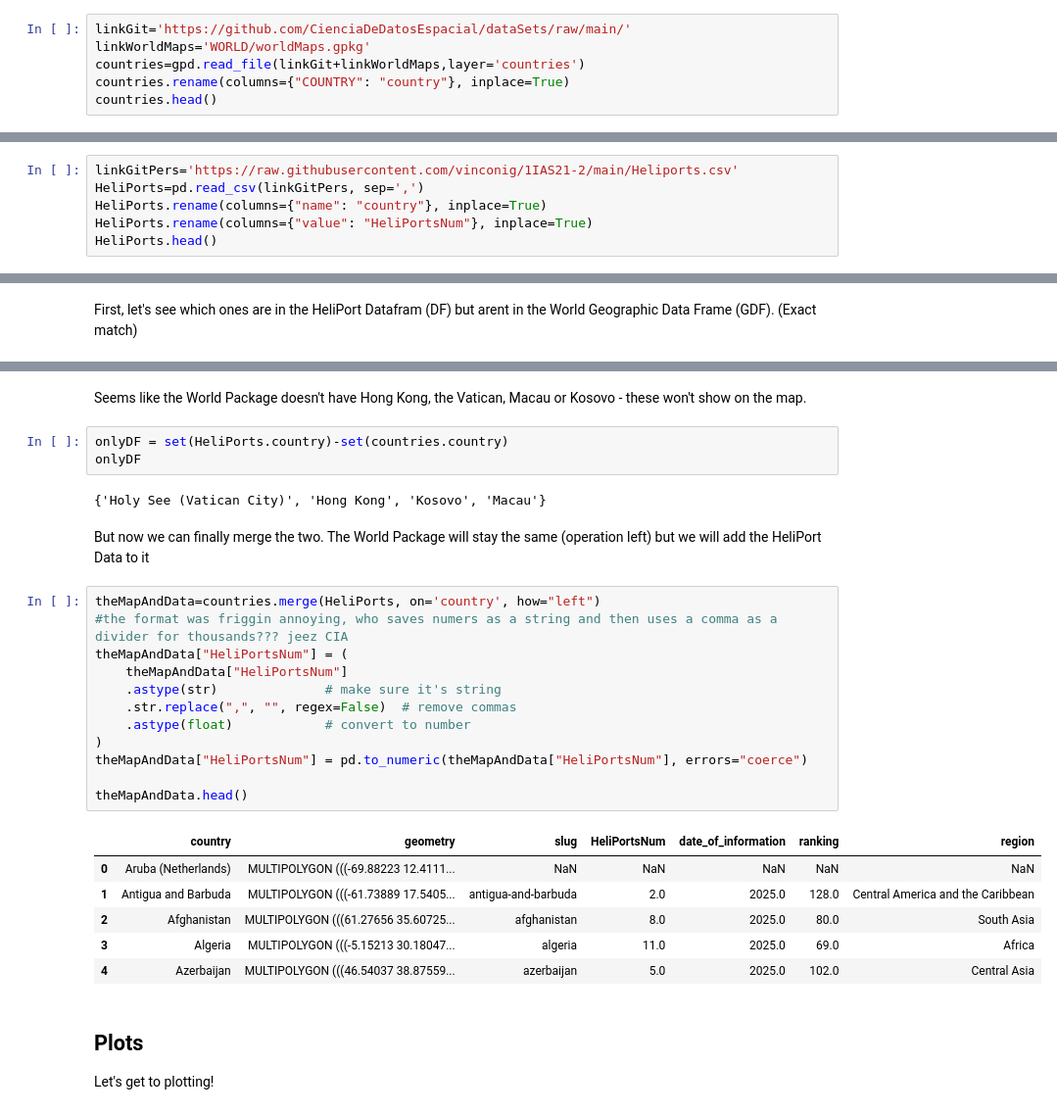
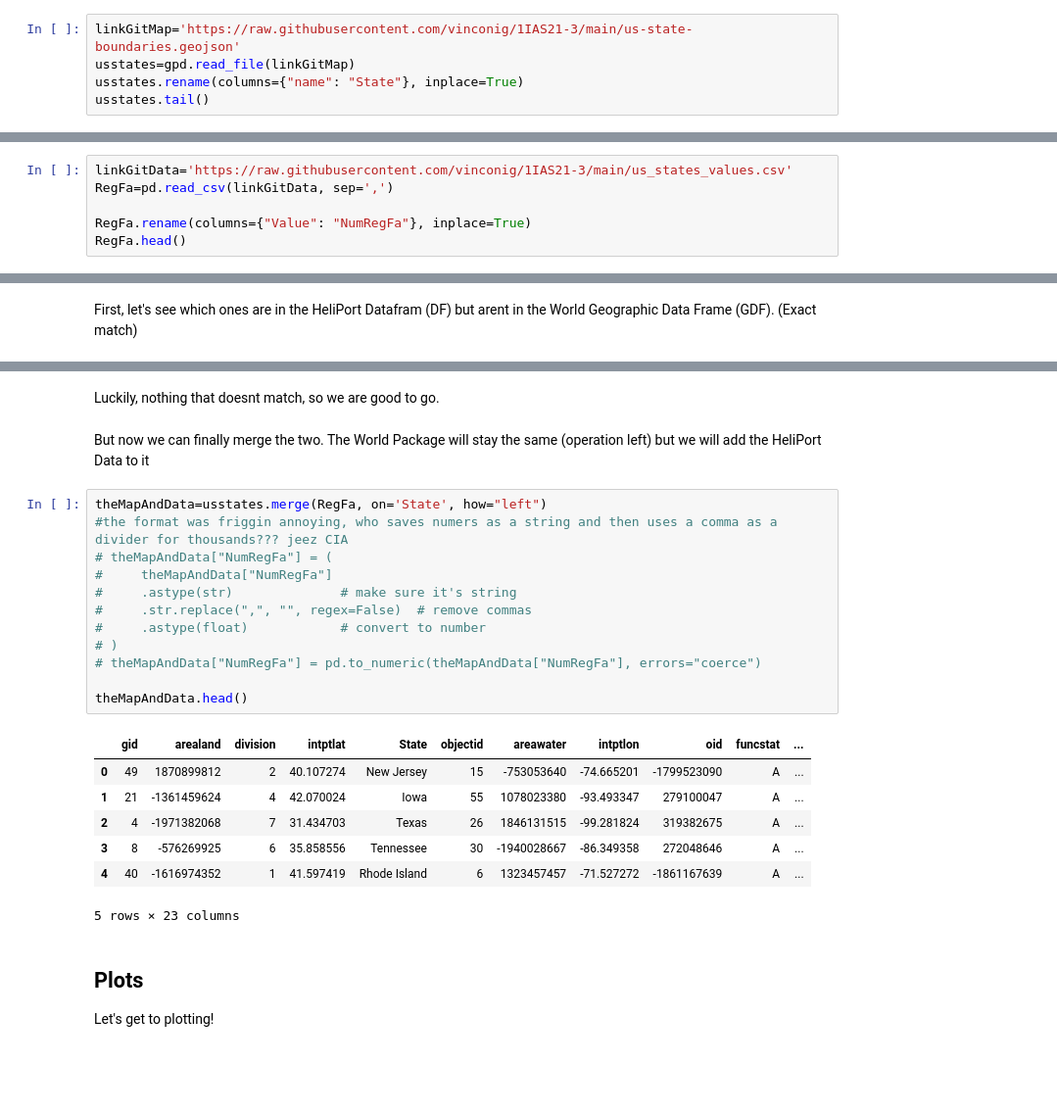
Before and after one commit to vinconig/1IAS21-3, a Jupyter notebook: homework.ipynb, the cells around one changed output, grey strips where cells are left out. Shown at 98% size. Saved outputs shown, nothing was run; the diff lists cells and outputs as text; blank space fills up the shorter version.

```diff
--- a/homework.ipynb
+++ b/homework.ipynb
@@ -18,7 +18,6 @@ Now we import the data that we will be using. World gpkg from the course, availa
 # %%
-linkGit='https://github.com/CienciaDeDatosEspacial/dataSets/raw/main/'
-linkWorldMaps='WORLD/worldMaps.gpkg'
-countries=gpd.read_file(linkGit+linkWorldMaps,layer='countries')
-countries.rename(columns={"COUNTRY": "country"}, inplace=True)
-countries.head()
+linkGitMap='https://raw.githubusercontent.com/vinconig/1IAS21-3/main/us-state-boundaries.geojson'
+usstates=gpd.read_file(linkGitMap)
+usstates.rename(columns={"name": "State"}, inplace=True)
+usstates.tail()
 # %% [output]
@@ -33,7 +38,7 @@ And the numer of Heliports by country from the CIA: https://www.cia.gov/the-worl
 # %%
-linkGitPers='https://raw.githubusercontent.com/vinconig/1IAS21-2/main/Heliports.csv'
-HeliPorts=pd.read_csv(linkGitPers, sep=',')
-HeliPorts.rename(columns={"name": "country"}, inplace=True)
-HeliPorts.rename(columns={"value": "HeliPortsNum"}, inplace=True)
-HeliPorts.head()
+linkGitData='https://raw.githubusercontent.com/vinconig/1IAS21-3/main/us_states_values.csv'
+RegFa=pd.read_csv(linkGitData, sep=',')
+
+RegFa.rename(columns={"Value": "NumRegFa"}, inplace=True)
+RegFa.head()
 # %% [output]
@@ -157,31 +61,27 @@ HeliPorts.replace(to_replace={'country':manualChanges},inplace=True)
-# %% [markdown]
-Seems like the World Package doesn't have Hong Kong, the Vatican, Macau or Kosovo - these won't show on the map.
-# %%
-onlyDF = set(HeliPorts.country)-set(countries.country)
-onlyDF
-# %% [output]
-{'Holy See (Vatican City)', 'Hong Kong', 'Kosovo', 'Macau'}
+# %% [markdown]
+Luckily, nothing that doesnt match, so we are good to go.
 # %% [markdown]
 But now we can finally merge the two. The World Package will stay the same (operation left) but we will add the HeliPort Data to it
 # %%
-theMapAndData=countries.merge(HeliPorts, on='country', how="left")
+theMapAndData=usstates.merge(RegFa, on='State', how="left")
 #the format was friggin annoying, who saves numers as a string and then uses a comma as a divider for thousands??? jeez CIA
-theMapAndData["HeliPortsNum"] = (
-    theMapAndData["HeliPortsNum"]
-    .astype(str)              # make sure it's string
-    .str.replace(",", "", regex=False)  # remove commas
-    .astype(float)            # convert to number
-)
-theMapAndData["HeliPortsNum"] = pd.to_numeric(theMapAndData["HeliPortsNum"], errors="coerce")
+# theMapAndData["NumRegFa"] = (
+#     theMapAndData["NumRegFa"]
+#     .astype(str)              # make sure it's string
+#     .str.replace(",", "", regex=False)  # remove commas
+#     .astype(float)            # convert to number
+# )
+# theMapAndData["NumRegFa"] = pd.to_numeric(theMapAndData["NumRegFa"], errors="coerce")
 
 theMapAndData.head()
 # %% [output]
-|  | country | geometry | slug | HeliPortsNum | date_of_information | ranking | region |
-| 0 | Aruba (Netherlands) | MULTIPOLYGON (((-69.88223 12.4111... | NaN | NaN | NaN | NaN | NaN |
-| 1 | Antigua and Barbuda | MULTIPOLYGON (((-61.73889 17.5405... | antigua-and-barbuda | 2.0 | 2025.0 | 128.0 | Central America and the Caribbean |
-| 2 | Afghanistan | MULTIPOLYGON (((61.27656 35.60725... | afghanistan | 8.0 | 2025.0 | 80.0 | South Asia |
-| 3 | Algeria | MULTIPOLYGON (((-5.15213 30.18047... | algeria | 11.0 | 2025.0 | 69.0 | Africa |
-| 4 | Azerbaijan | MULTIPOLYGON (((46.54037 38.87559... | azerbaijan | 5.0 | 2025.0 | 102.0 | Central Asia |
+|  | gid | arealand | division | intptlat | State | objectid | areawater | intptlon | oid | funcstat | ... |
+| 0 | 49 | 1870899812 | 2 | 40.107274 | New Jersey | 15 | -753053640 | -74.665201 | -1799523090 | A | ... |
+| 1 | 21 | -1361459624 | 4 | 42.070024 | Iowa | 55 | 1078023380 | -93.493347 | 279100047 | A | ... |
+| 2 | 4 | -1971382068 | 7 | 31.434703 | Texas | 26 | 1846131515 | -99.281824 | 319382675 | A | ... |
+| 3 | 8 | -576269925 | 6 | 35.858556 | Tennessee | 30 | -1940028667 | -86.349358 | 272048646 | A | ... |
+| 4 | 40 | -1616974352 | 1 | 41.597419 | Rhode Island | 6 | 1323457457 | -71.527272 | -1861167639 | A | ... |
+5 rows × 23 columns
 # %% [markdown]
 ## Plots
 Let's get to plotting!
```
Also changed, not shown: parts of 19 cells of this notebook.
